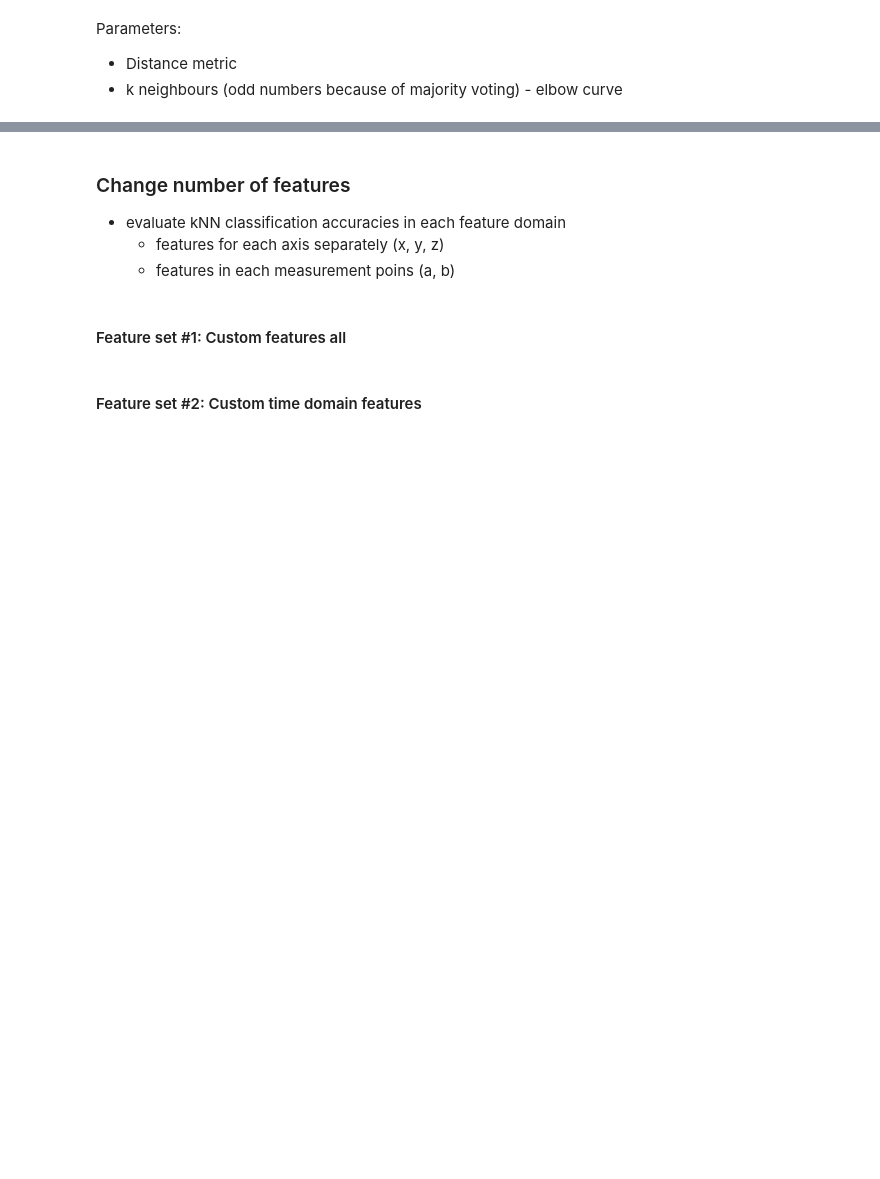
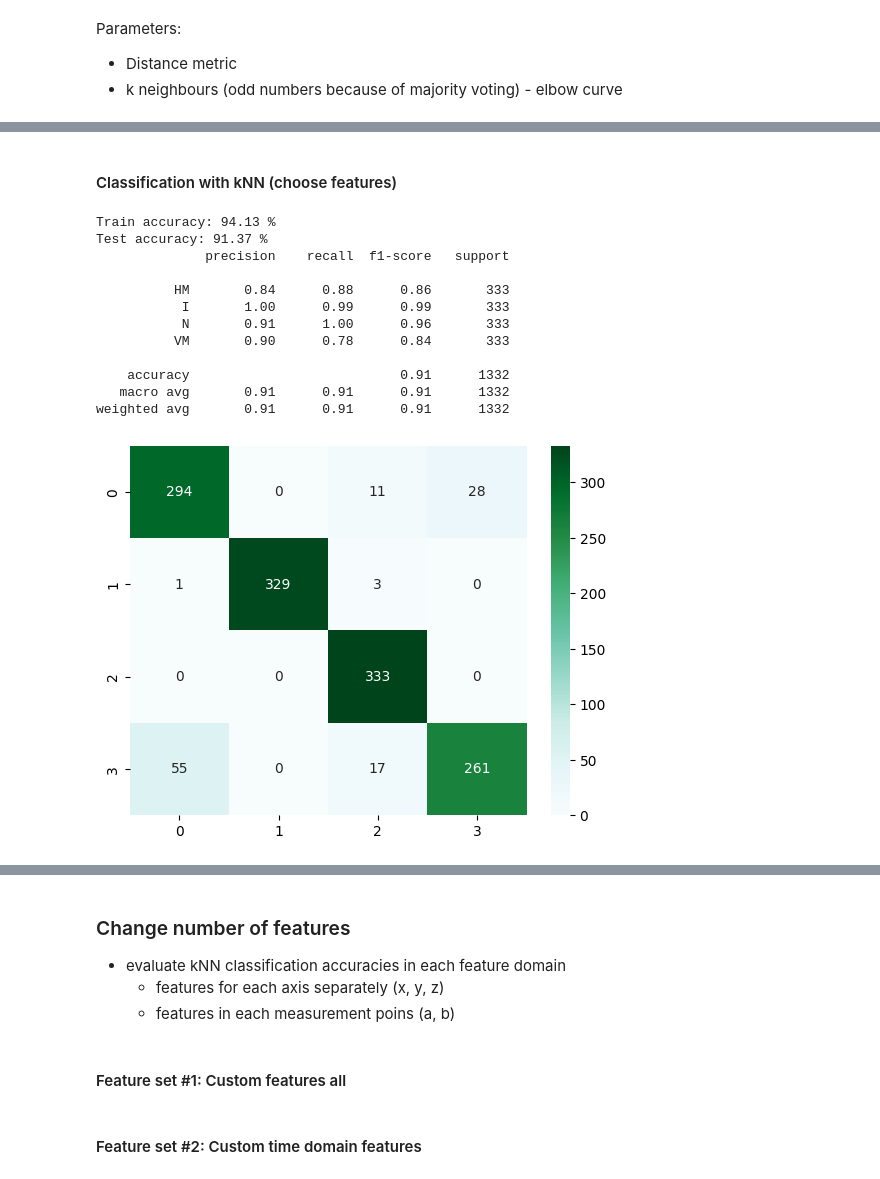
Before and after one commit to etakerim/masters-thesis, a Jupyter notebook: notebooks/Models-Batch/kNN.ipynb, the cells around one changed output, grey strips where cells are left out. Saved outputs shown, nothing was run; the diff lists cells and outputs as text; code cells hidden in the pictures; blank space fills up the shorter version.

```diff
--- a/notebooks/Models-Batch/kNN.ipynb
+++ b/notebooks/Models-Batch/kNN.ipynb
@@ -97,0 +236,20 @@ print(metrics.classification_report(y_test, y_predict_test))
+# %% [markdown]
+#### Classification with kNN (choose features)
+# %%
+#features = ['entropy', 'std', 'noisiness']
+features = ['entropy', 'noisiness', 'centroid']
+knn_evaluation(x_train[features], y_train, x_test[features], y_test)
+# %% [output]
+Train accuracy: 94.13 %
+Test accuracy: 91.37 %
+              precision    recall  f1-score   support
+
+          HM       0.84      0.88      0.86       333
+           I       1.00      0.99      0.99       333
+           N       0.91      1.00      0.96       333
+          VM       0.90      0.78      0.84       333
+
+    accuracy                           0.91      1332
+   macro avg       0.91      0.91      0.91      1332
+weighted avg       0.91      0.91      0.91      1332
+[figure, added]
```
Also changed, not shown: parts of 34 cells of this notebook, 4 other files.
